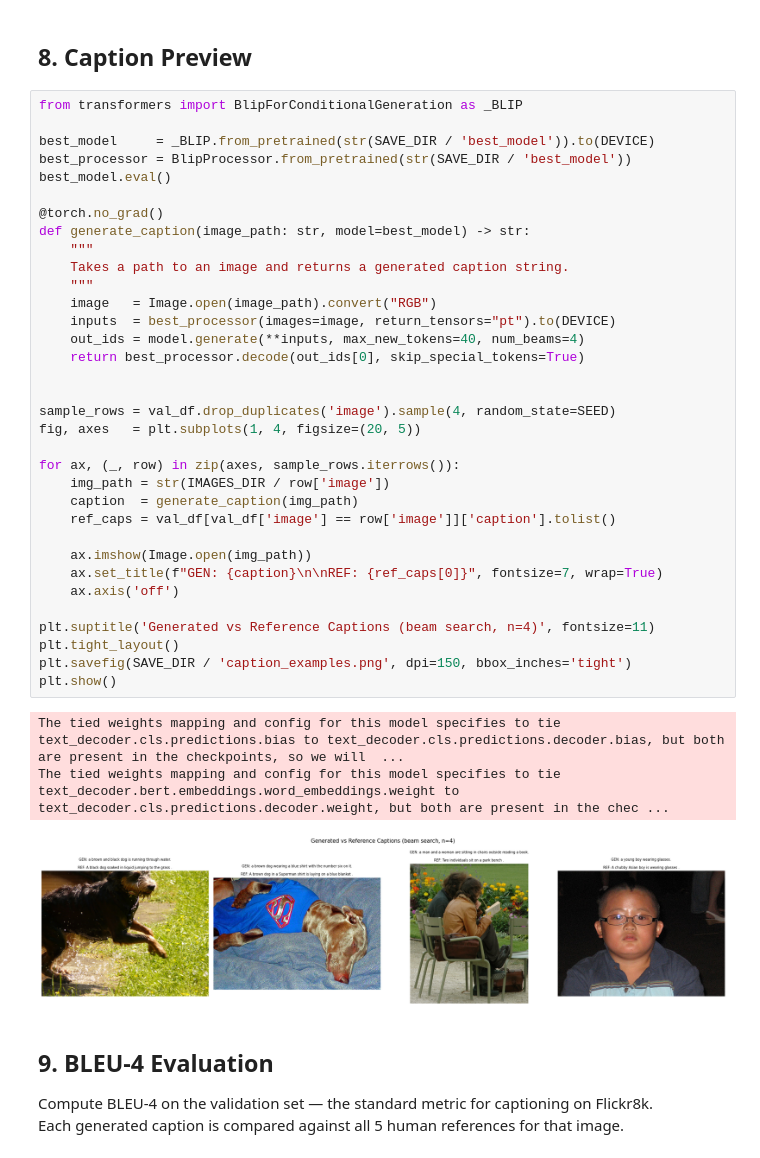
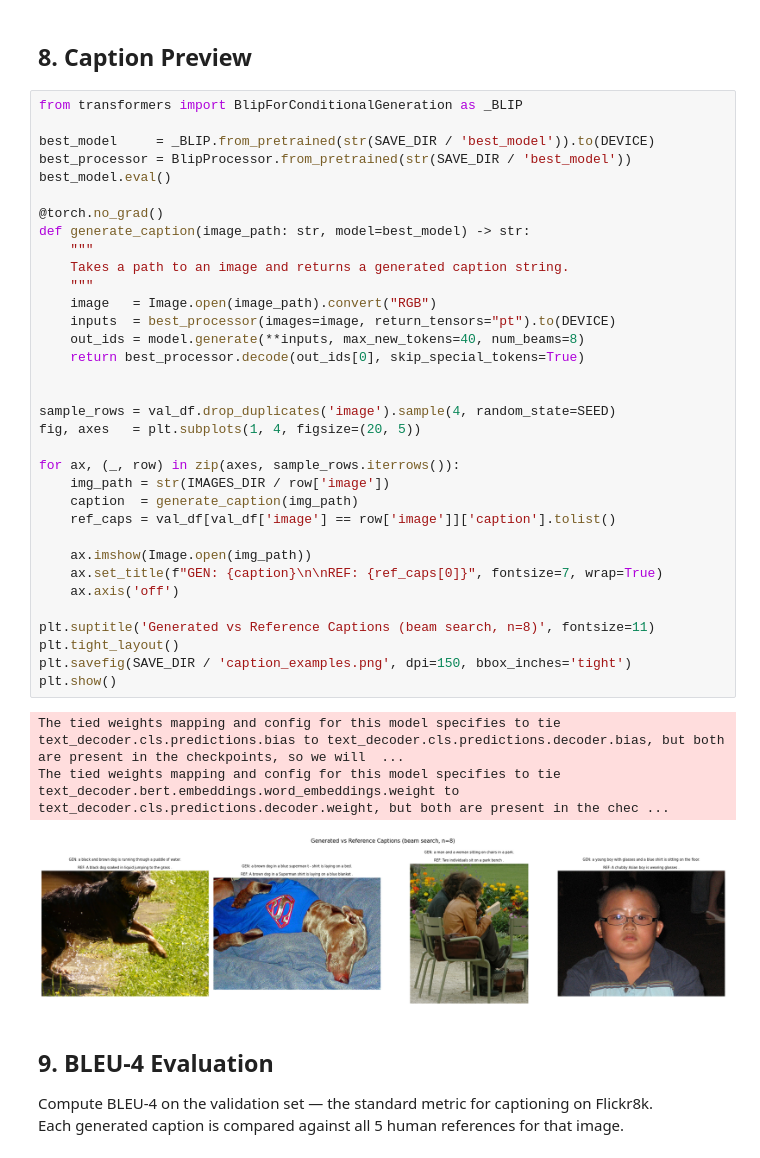
Before and after one commit to Reperi-toxi/Image-captioning, a Jupyter notebook: data-and-train.ipynb, the cells around one changed output. Drawn from its saved outputs; the diff is of its cells as text.

```diff
--- a/data-and-train.ipynb
+++ b/data-and-train.ipynb
@@ -475,36 +538,36 @@ best_processor = BlipProcessor.from_pretrained(str(SAVE_DIR / 'best_model'))
 best_model.eval()
 
 @torch.no_grad()
 def generate_caption(image_path: str, model=best_model) -> str:
     """
     Takes a path to an image and returns a generated caption string.
     """
     image   = Image.open(image_path).convert("RGB")
     inputs  = best_processor(images=image, return_tensors="pt").to(DEVICE)
-    out_ids = model.generate(**inputs, max_new_tokens=40, num_beams=4)
+    out_ids = model.generate(**inputs, max_new_tokens=40, num_beams=8)
     return best_processor.decode(out_ids[0], skip_special_tokens=True)
 
 
 sample_rows = val_df.drop_duplicates('image').sample(4, random_state=SEED)
 fig, axes   = plt.subplots(1, 4, figsize=(20, 5))
 
 for ax, (_, row) in zip(axes, sample_rows.iterrows()):
     img_path = str(IMAGES_DIR / row['image'])
     caption  = generate_caption(img_path)
     ref_caps = val_df[val_df['image'] == row['image']]['caption'].tolist()
 
     ax.imshow(Image.open(img_path))
     ax.set_title(f"GEN: {caption}\n\nREF: {ref_caps[0]}", fontsize=7, wrap=True)
     ax.axis('off')
 
-plt.suptitle('Generated vs Reference Captions (beam search, n=4)', fontsize=11)
+plt.suptitle('Generated vs Reference Captions (beam search, n=8)', fontsize=11)
 plt.tight_layout()
 plt.savefig(SAVE_DIR / 'caption_examples.png', dpi=150, bbox_inches='tight')
 plt.show()
 # %% [output]
 The tied weights mapping and config for this model specifies to tie text_decoder.cls.predictions.bias to text_decoder.cls.predictions.decoder.bias, but both are present in the checkpoints, so we will  ...
 The tied weights mapping and config for this model specifies to tie text_decoder.bert.embeddings.word_embeddings.weight to text_decoder.cls.predictions.decoder.weight, but both are present in the chec ...
-[figure, old version]
+[figure, new version]
 # %% [markdown]
 ## 9. BLEU-4 Evaluation
 
```
Also changed, not shown: parts of 9 cells of this notebook.
